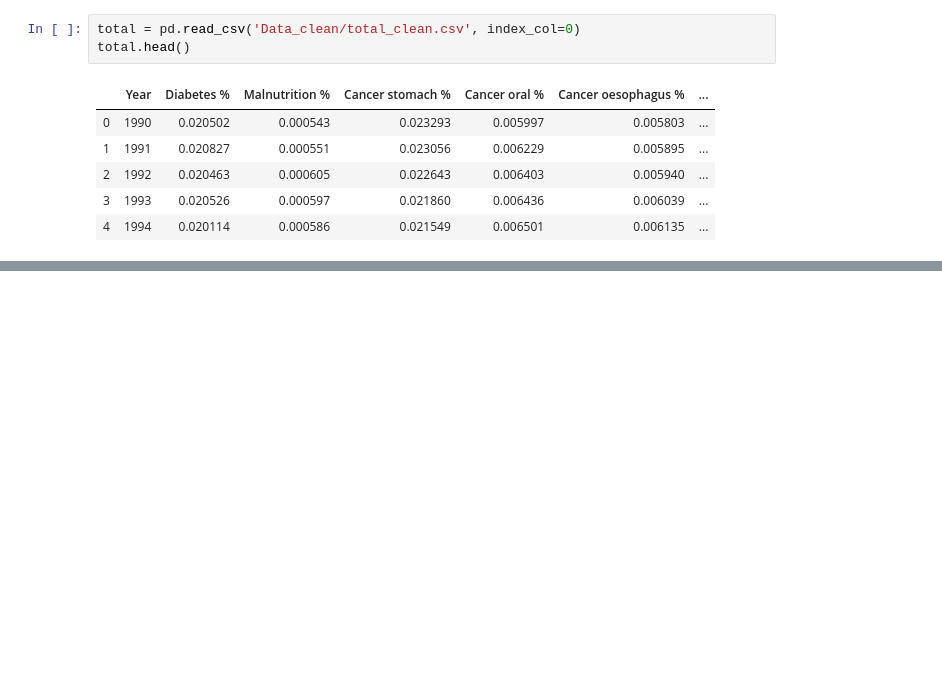
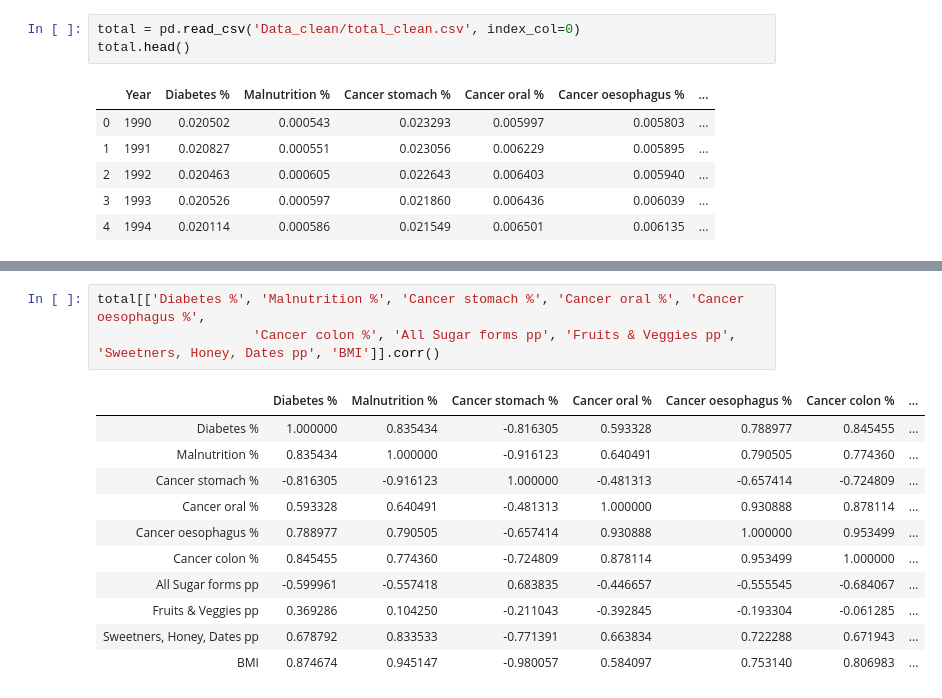
Before and after one commit to ta-data-lis/Project-Week-6, a Jupyter notebook: your-project/3. Analyse Data - Total.ipynb, the cells around one changed output, grey strips where cells are left out. Drawn from its saved outputs; the diff is of its cells as text; blank space fills up the shorter version.

```diff
--- a/your-project/3. Analyse Data - Total.ipynb
+++ b/your-project/3. Analyse Data - Total.ipynb
@@ -22,0 +33,15 @@ sns.pairplot(total)
+# %%
+total[['Diabetes %', 'Malnutrition %', 'Cancer stomach %', 'Cancer oral %', 'Cancer oesophagus %',
+                    'Cancer colon %', 'All Sugar forms pp', 'Fruits & Veggies pp', 'Sweetners, Honey, Dates pp', 'BMI']].corr()
+# %% [output]
+|  | Diabetes % | Malnutrition % | Cancer stomach % | Cancer oral % | Cancer oesophagus % | Cancer colon % | ... |
+| Diabetes % | 1.000000 | 0.835434 | -0.816305 | 0.593328 | 0.788977 | 0.845455 | ... |
+| Malnutrition % | 0.835434 | 1.000000 | -0.916123 | 0.640491 | 0.790505 | 0.774360 | ... |
+| Cancer stomach % | -0.816305 | -0.916123 | 1.000000 | -0.481313 | -0.657414 | -0.724809 | ... |
+| Cancer oral % | 0.593328 | 0.640491 | -0.481313 | 1.000000 | 0.930888 | 0.878114 | ... |
+| Cancer oesophagus % | 0.788977 | 0.790505 | -0.657414 | 0.930888 | 1.000000 | 0.953499 | ... |
+| Cancer colon % | 0.845455 | 0.774360 | -0.724809 | 0.878114 | 0.953499 | 1.000000 | ... |
+| All Sugar forms pp | -0.599961 | -0.557418 | 0.683835 | -0.446657 | -0.555545 | -0.684067 | ... |
+| Fruits & Veggies pp | 0.369286 | 0.104250 | -0.211043 | -0.392845 | -0.193304 | -0.061285 | ... |
+| Sweetners, Honey, Dates pp | 0.678792 | 0.833533 | -0.771391 | 0.663834 | 0.722288 | 0.671943 | ... |
+| BMI | 0.874674 | 0.945147 | -0.980057 | 0.584097 | 0.753140 | 0.806983 | ... |
```
Also changed, not shown: parts of 4 cells of this notebook, 11 other files.
